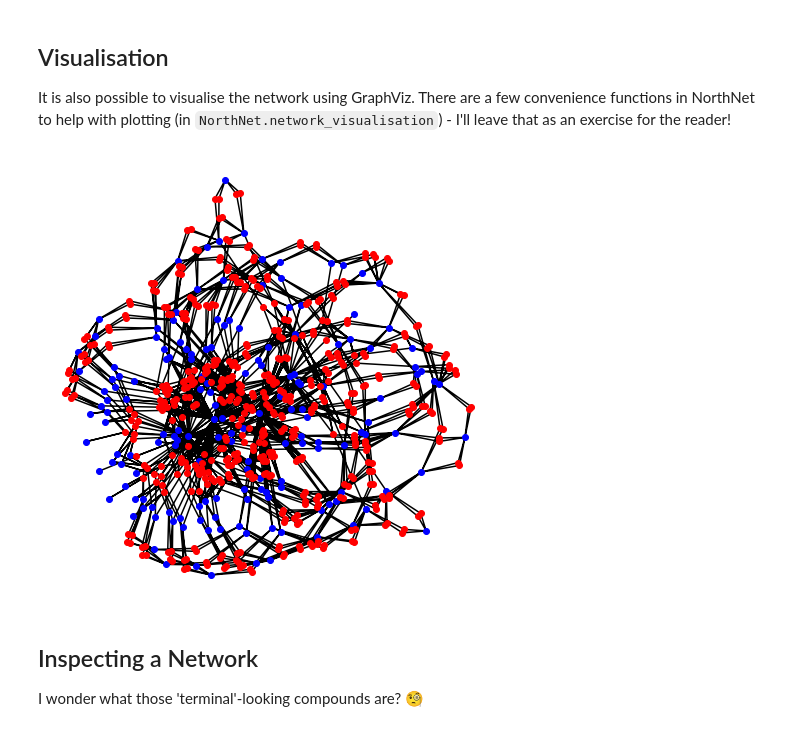
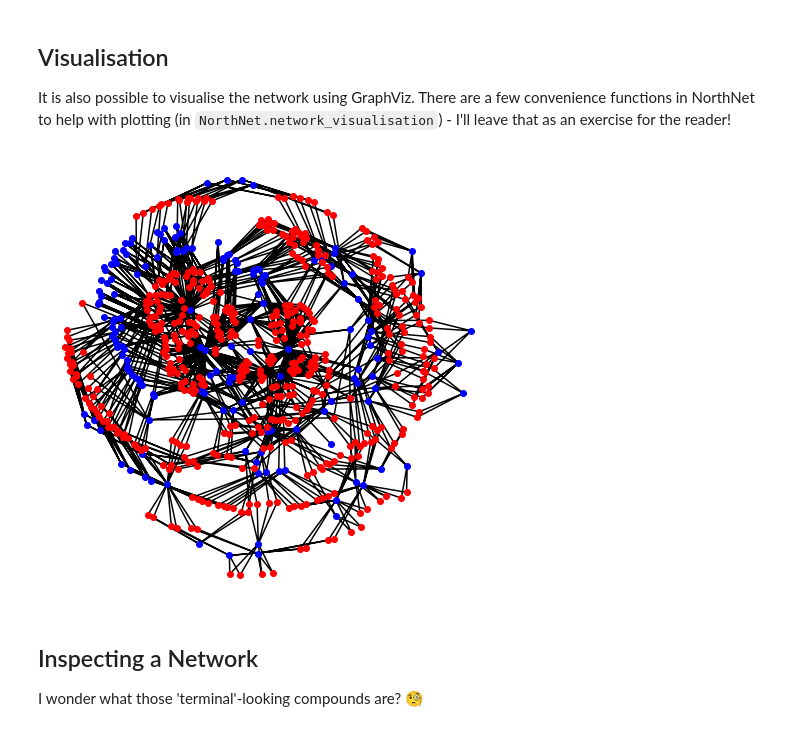
Before and after one commit to Will-Robin/NorthNet, a Jupyter notebook: scripts/network_generation/NetworkGenerationNotebook.ipynb, the cells around one changed output. Saved outputs shown, nothing was run; the diff lists cells and outputs as text; code cells hidden in the pictures.

Commit message:
change network layout algorithm

```diff
--- a/scripts/network_generation/NetworkGenerationNotebook.ipynb
+++ b/scripts/network_generation/NetworkGenerationNotebook.ipynb
@@ -59,7 +59,7 @@ info = yaml.load(text, Loader = yaml.FullLoader)
 
 reaction_SMARTS_file = info["reaction-smarts-file"]
 
-reactions = text_p.load_reaction_templates_from_file(reaction_SMARTS_file)
+reactions = Loading.load_reaction_templates_from_file(reaction_SMARTS_file)
 
 network_name = info["network-name"]
 description = info["network-description"]
@@ -170,7 +170,7 @@ G = reaction_network.convert_to_networkx()
 # a more 'open' layout so we can see some detail.
 [G.remove_node(n) for n in ["C=O","O","[OH-]"]]
 
-pos = vis.generate_networkx_layout(G, render_engine = "sfdp")
+pos = vis.generate_networkx_layout(G, render_engine = "neato")
 
 # The layout can be generated directly from the network, too.
 # pos = vis.generate_network_layout(reaction_network, render_engine = "sfdp")
@@ -194,34 +194,34 @@ compound_node_pos = list(
 fig, ax = plt.subplots(figsize = (8,8))
 
 edges_x = []
 edges_y = []
 for rxn in reaction_network.NetworkReactions:
     reaction = reaction_network.NetworkReactions[rxn]
 
     for reactant in reaction.Reactants:
         if reactant in pos:
             edges_x.append(pos[reactant][0])
             edges_x.append(pos[rxn][0])
             edges_y.append(pos[reactant][1])
             edges_y.append(pos[rxn][1])
     edges_x.append(None)
     edges_y.append(None)
     for product in reaction.Products:
         if product in pos:
             edges_x.append(pos[product][0])
             edges_x.append(pos[rxn][0])
             edges_y.append(pos[product][1])
             edges_y.append(pos[rxn][1])
     edges_x.append(None)
     edges_y.append(None)
 
 ax.scatter(compound_node_pos[0], compound_node_pos[1], c = "b", label = "compounds")
 ax.scatter(reaction_node_pos[0], reaction_node_pos[1], c = "r", label = "reactions")
 ax.plot(edges_x, edges_y, c = "k", zorder = 0)
 ax.set_axis_off()
 plt.show()
 # %% [output]
-[figure, old version]
+[figure, new version]
 # %% [markdown]
 ## Inspecting a Network
 
```
Also changed, not shown: parts of 1 cell of this notebook, 1 other file.
